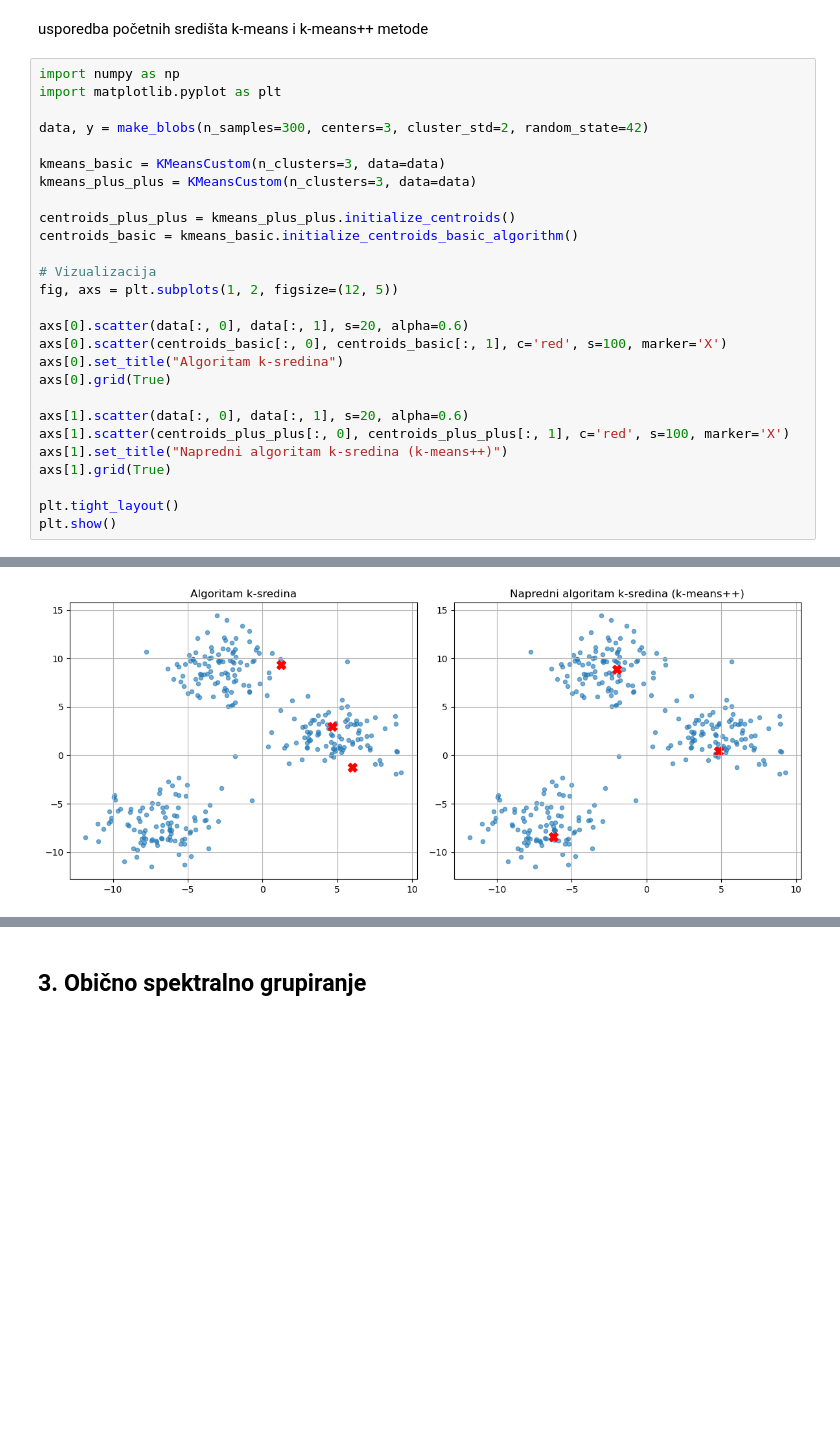
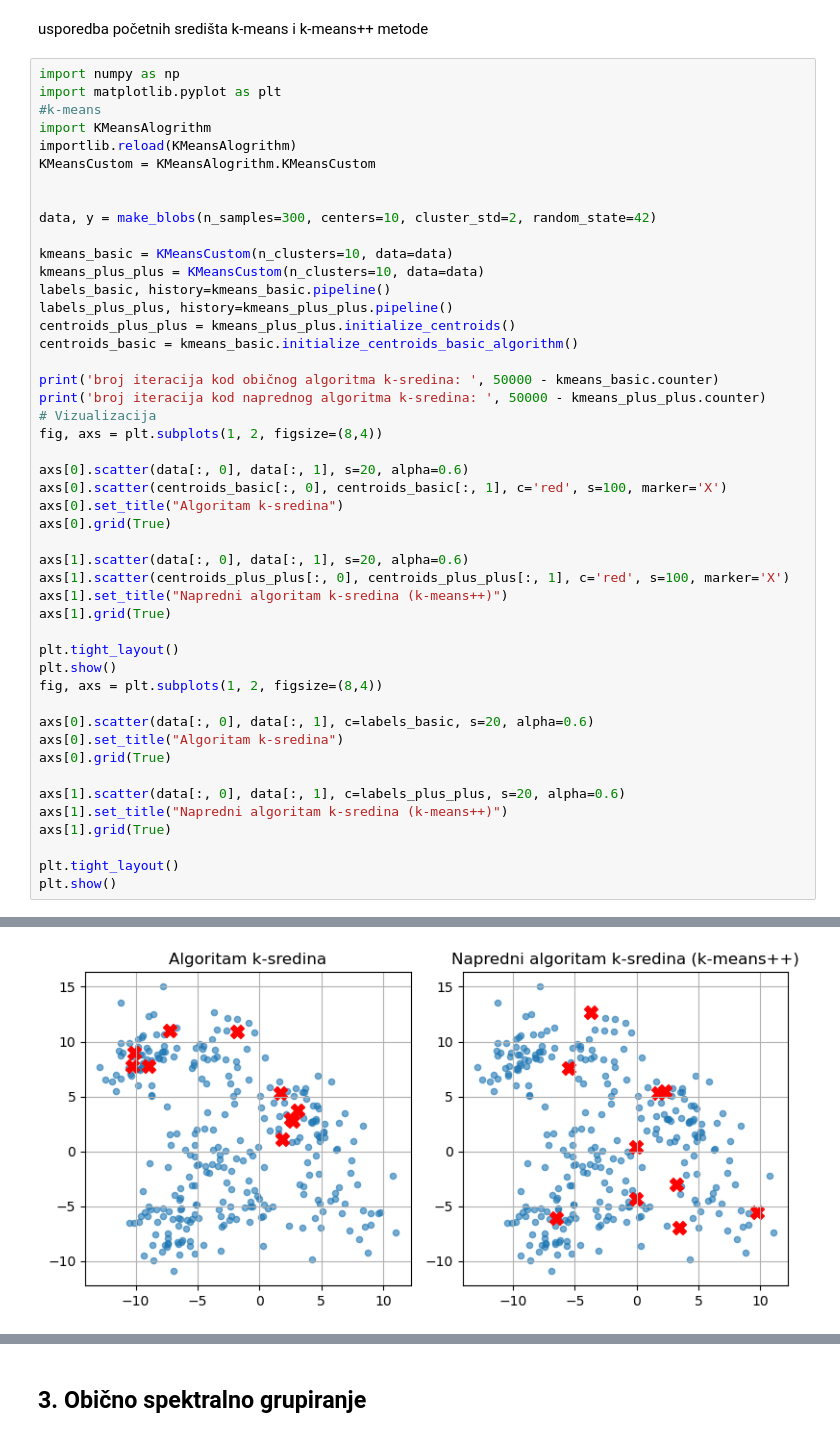
Before and after one commit to antoniamstr1/diplomski_rad, a Jupyter notebook: Spektralno_grupiranje.ipynb, the cells around one changed output, grey strips where cells are left out. Cells and saved outputs as stored; diff of their text form; blank space fills up the shorter version.

Commit message:
updated graphs

```diff
--- a/Spektralno_grupiranje.ipynb
+++ b/Spektralno_grupiranje.ipynb
@@ -451,17 +451,25 @@ usporedba početnih središta k-means i k-means++ metode
 # %%
 import numpy as np
 import matplotlib.pyplot as plt
+#k-means
+import KMeansAlogrithm
+importlib.reload(KMeansAlogrithm)
+KMeansCustom = KMeansAlogrithm.KMeansCustom
 
-data, y = make_blobs(n_samples=300, centers=3, cluster_std=2, random_state=42)
 
-kmeans_basic = KMeansCustom(n_clusters=3, data=data)
-kmeans_plus_plus = KMeansCustom(n_clusters=3, data=data)
+data, y = make_blobs(n_samples=300, centers=10, cluster_std=2, random_state=42)
 
+kmeans_basic = KMeansCustom(n_clusters=10, data=data)
+kmeans_plus_plus = KMeansCustom(n_clusters=10, data=data)
+labels_basic, history=kmeans_basic.pipeline()
+labels_plus_plus, history=kmeans_plus_plus.pipeline()
 centroids_plus_plus = kmeans_plus_plus.initialize_centroids()
 centroids_basic = kmeans_basic.initialize_centroids_basic_algorithm()
 
+print('broj iteracija kod običnog algoritma k-sredina: ', 50000 - kmeans_basic.counter)
+print('broj iteracija kod naprednog algoritma k-sredina: ', 50000 - kmeans_plus_plus.counter)
 # Vizualizacija
-fig, axs = plt.subplots(1, 2, figsize=(12, 5))
+fig, axs = plt.subplots(1, 2, figsize=(8,4))
 
 axs[0].scatter(data[:, 0], data[:, 1], s=20, alpha=0.6)
 axs[0].scatter(centroids_basic[:, 0], centroids_basic[:, 1], c='red', s=100, marker='X')
@@ -475,4 +483,16 @@ axs[1].grid(True)
 
 plt.tight_layout()
 plt.show()
+fig, axs = plt.subplots(1, 2, figsize=(8,4))
+
+axs[0].scatter(data[:, 0], data[:, 1], c=labels_basic, s=20, alpha=0.6)
+axs[0].set_title("Algoritam k-sredina")
+axs[0].grid(True)
+
+axs[1].scatter(data[:, 0], data[:, 1], c=labels_plus_plus, s=20, alpha=0.6)
+axs[1].set_title("Napredni algoritam k-sredina (k-means++)")
+axs[1].grid(True)
+
+plt.tight_layout()
+plt.show()
 # %% [output]
@@ -479 +501 @@ plt.show()
-[figure, old version]
+[figure, new version]
```
Also changed, not shown: parts of 12 cells of this notebook, 3 other files.
